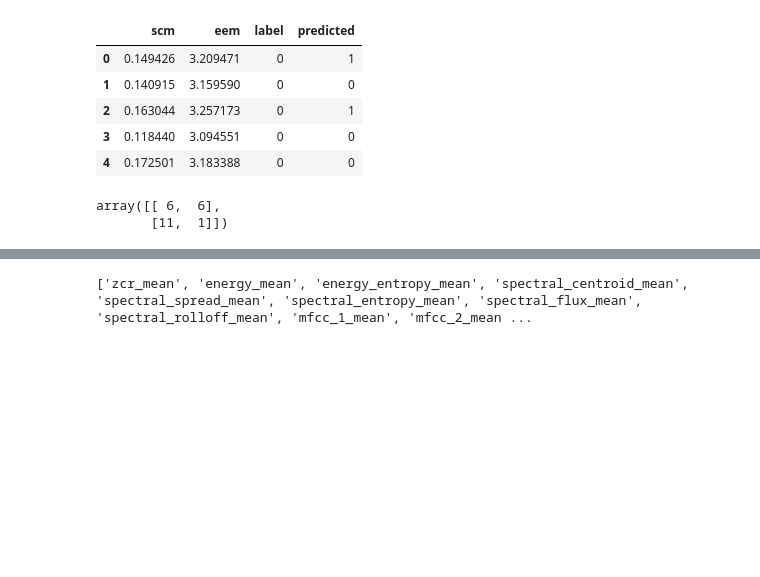
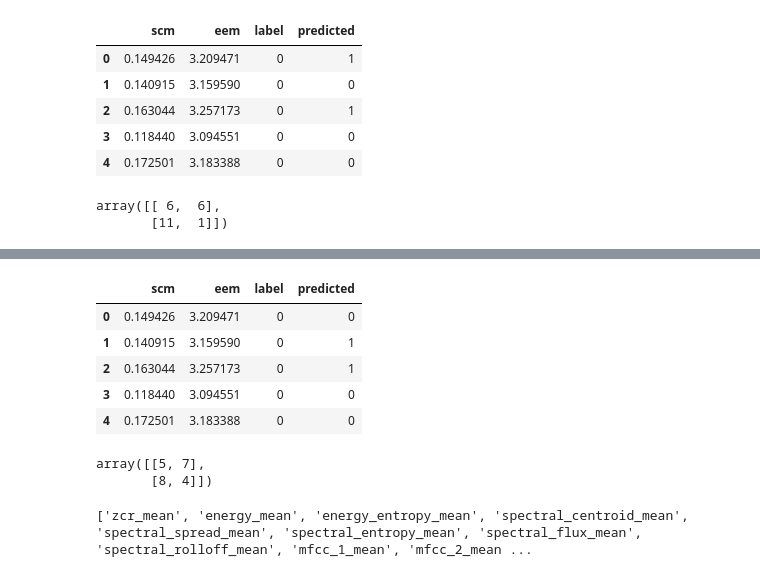
Before and after one commit to meetAmarAtGithub/15_Reva_Speech_Analytics, a Jupyter notebook: Day4_Leg_2_Audio_segmentation_Colab.ipynb, the cells around one changed output, grey strips where cells are left out. Cells and saved outputs as stored; diff of their text form; code cells hidden in the pictures; blank space fills up the shorter version.

```diff
--- a/Day4_Leg_2_Audio_segmentation_Colab.ipynb
+++ b/Day4_Leg_2_Audio_segmentation_Colab.ipynb
@@ -195,3 +270,57 @@ array([[ 6,  6],
+# %%
+import numpy as np
+from minisom import MiniSom
+from sklearn.metrics import confusion_matrix
+from sklearn.preprocessing import LabelEncoder
+
+# Prepare the data
+data = df[['scm', 'eem']].values
+labels = df['label'].values
+
+# Encode labels as integers
+label_encoder = LabelEncoder()
+labels_encoded = label_encoder.fit_transform(labels)
+
+# Define the SOM parameters
+grid_size = (10, 10)  # Adjust the grid size according to your preference
+input_len = data.shape[1]
+sigma = 1.0  # Initial neighborhood radius
+learning_rate = 0.5
+
+# Initialize the SOM
+som = MiniSom(grid_size[0], grid_size[1], input_len, sigma=sigma, learning_rate=learning_rate)
+som.random_weights_init(data)
+
+# Train the SOM
+som.train_random(data, 100)  # Adjust the number of iterations (epochs) according to your preference
+
+# Assign cluster labels to the data points
+predicted_labels = np.zeros(len(data))
+for i, x in enumerate(data):
+    winner = som.winner(x)
+    distances = [np.linalg.norm(x - som.get_weights()[j, k]) for j in range(grid_size[0]) for k in range(grid_size[1])]
+    closest_neuron = np.argmin(distances)
+    predicted_labels[i] = labels_encoded[closest_neuron % len(labels_encoded)]
+
+# Decode the predicted labels
+predicted_labels = label_encoder.inverse_transform(predicted_labels.astype(int))
+
+# Add the predicted labels to the DataFrame
+df['predicted'] = predicted_labels.astype(int)
+df.head()
+# %% [output]
+|  | scm | eem | label | predicted |
+| 0 | 0.149426 | 3.209471 | 0 | 0 |
+| 1 | 0.140915 | 3.159590 | 0 | 1 |
+| 2 | 0.163044 | 3.257173 | 0 | 1 |
+| 3 | 0.118440 | 3.094551 | 0 | 0 |
+| 4 | 0.172501 | 3.183388 | 0 | 0 |
+# %%
+# Compute the confusion matrix
+confusion_matrix(labels, predicted_labels)
+# %% [output]
+array([[5, 7],
+       [8, 4]])
 # %%
 print(fn)
 # %% [output]
```
Also changed, not shown: parts of 6 cells of this notebook.
